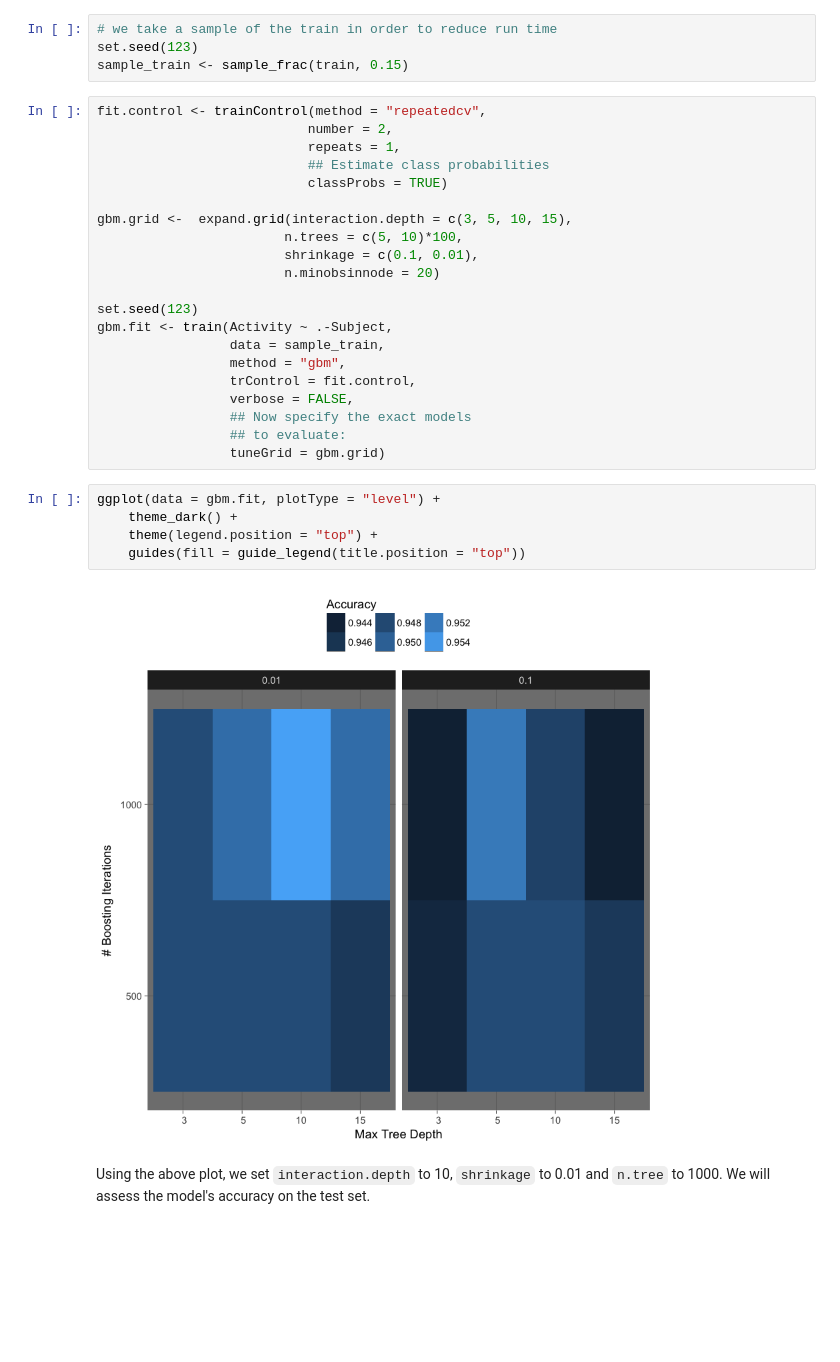
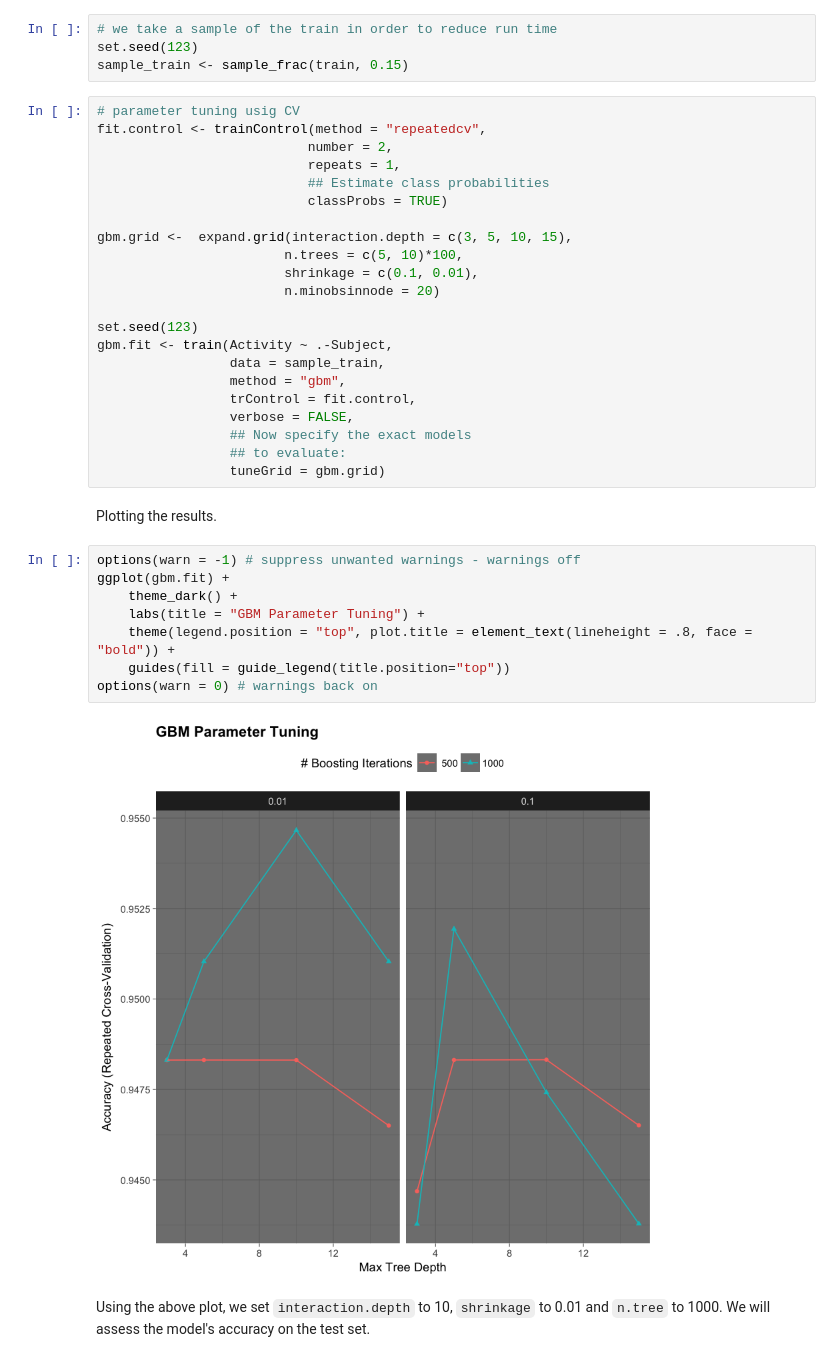
Before and after one commit to AvivNavon/HAR, a Jupyter notebook: HAR_Notebook.ipynb, the cells around one changed output. Cells and saved outputs as stored; diff of their text form; blank space fills up the shorter version.

```diff
--- a/HAR_Notebook.ipynb
+++ b/HAR_Notebook.ipynb
@@ -567,6 +588,7 @@ We will now try another tree based method, Gradient Boosting. In order to select
 set.seed(123)
 sample_train <- sample_frac(train, 0.15)
 # %%
+# parameter tuning usig CV
 fit.control <- trainControl(method = "repeatedcv",
                            number = 2,
                            repeats = 1,
@@ -587,13 +609,18 @@ gbm.fit <- train(Activity ~ .-Subject,
                  ## Now specify the exact models
                  ## to evaluate:
                  tuneGrid = gbm.grid)
+# %% [markdown]
+Plotting the results.
 # %%
-ggplot(data = gbm.fit, plotType = "level") +
+options(warn = -1) # suppress unwanted warnings - warnings off
+ggplot(gbm.fit) +
     theme_dark() +
-    theme(legend.position = "top") +
-    guides(fill = guide_legend(title.position = "top"))
+    labs(title = "GBM Parameter Tuning") +
+    theme(legend.position = "top", plot.title = element_text(lineheight = .8, face = "bold")) +
+    guides(fill = guide_legend(title.position="top"))
+options(warn = 0) # warnings back on
 # %% [output]
-[figure, old version]
+[figure, new version]
 # %% [markdown]
 Using the above plot, we set `interaction.depth` to 10, `shrinkage` to 0.01 and `n.tree` to 1000. We will assess the model's accuracy on the test set.
 # %%
```
Also changed, not shown: parts of 28 cells of this notebook.
